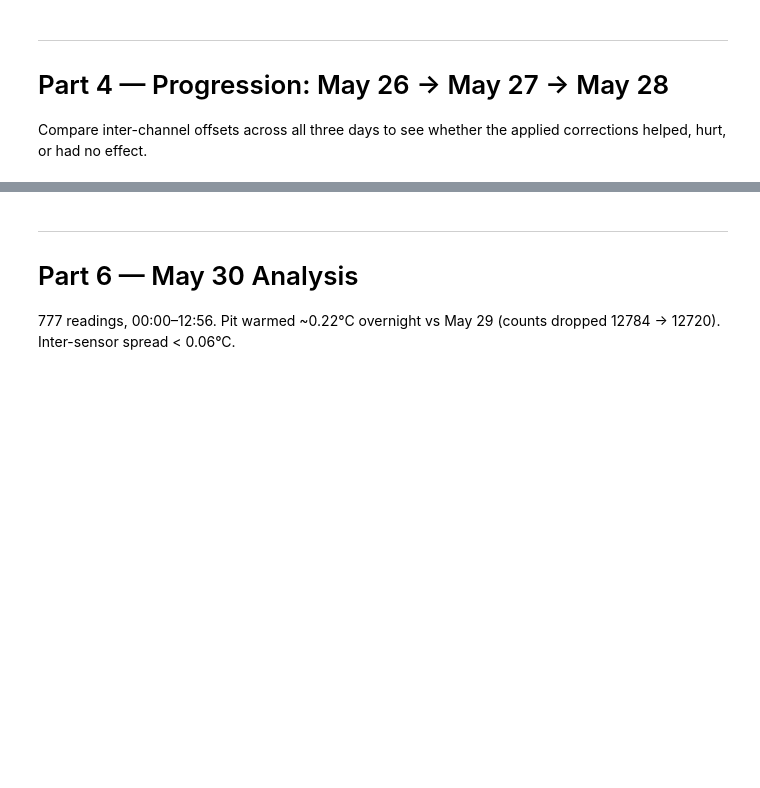
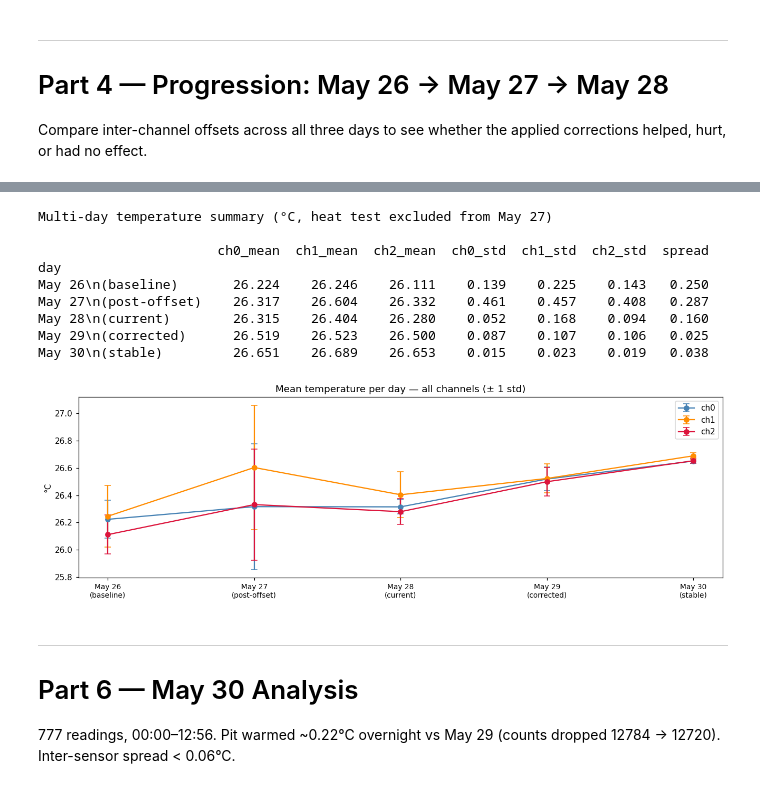
Before and after one commit to rooster-ninja/Moon_Temp_Calibration_Jupyter, a Jupyter notebook: sensor_offset_analysis.ipynb, the cells around one changed output, grey strips where cells are left out. Cells and saved outputs as stored; diff of their text form; code cells hidden in the pictures; blank space fills up the shorter version.

```diff
--- a/sensor_offset_analysis.ipynb
+++ b/sensor_offset_analysis.ipynb
@@ -175,7 +215,7 @@ Offsets applied to device on **2026-05-26** via MQTT:
 Run the cells below after the 2026-05-27 log has been collected to verify the offsets are working.
 Expected outcome: all three channels track closely with no systematic offset remaining.
 # %%
-CSV_27 = "/Users/dek/claude_projects/moon_temp_logger/target/release/logs/2026-05-27.csv"
+CSV_27 = "/home/rooster/claude-code/data/logs/2026-05-27.csv"
 
 df27 = pd.read_csv(CSV_27, parse_dates=['timestamp'])
 df27 = df27.sort_values('timestamp').reset_index(drop=True)
@@ -263,7 +332,7 @@ TEST_START = '2026-05-27 09:51:00'
 TEST_END   = '2026-05-27 09:59:00'
 
 df_full = pd.read_csv(
-    "/Users/dek/claude_projects/moon_temp_logger/target/release/logs/2026-05-27.csv",
+    "/home/rooster/claude-code/data/logs/2026-05-27.csv",
     parse_dates=['timestamp']
 )
 df_full = df_full.sort_values('timestamp').reset_index(drop=True)
@@ -314,7 +401,7 @@ plt.show()
 
 Compare inter-channel offsets across all three days to see whether the applied corrections helped, hurt, or had no effect.
 # %%
-CSV_28 = "/Users/dek/claude_projects/moon_temp_logger/target/release/logs/2026-05-28.csv"
+CSV_28 = "/home/rooster/claude-code/data/logs/2026-05-28.csv"
 
 df28 = pd.read_csv(CSV_28, parse_dates=['timestamp'])
 df28 = df28.sort_values('timestamp').reset_index(drop=True)
@@ -419,7 +538,7 @@ def counts_to_celsius(counts):
     return 1 / (1/T0_K + (1/B) * np.log(R / R0)) - 273.15
 
 # Load May 29
-CSV_29 = "/Users/dek/claude_projects/moon_temp_logger/target/release/logs/2026-05-29.csv"
+CSV_29 = "/home/rooster/claude-code/data/logs/2026-05-29.csv"
 df29 = pd.read_csv(CSV_29, parse_dates=['timestamp'])
 df29 = df29.sort_values('timestamp').reset_index(drop=True)
 print(f"May 29 — Rows: {len(df29)}  Span: {df29['timestamp'].iloc[0]}  →  {df29['timestamp'].iloc[-1]}")
@@ -456,6 +598,6 @@ plt.show()
 # %%
 # Multi-day mean temperature progression (channels averaged)
-CSV_30 = "/Users/dek/claude_projects/moon_temp_logger/target/release/logs/2026-05-30.csv"
+CSV_30 = "/home/rooster/claude-code/data/logs/2026-05-30.csv"
 df30 = pd.read_csv(CSV_30, parse_dates=['timestamp'])
 df30 = df30.sort_values('timestamp').reset_index(drop=True)
 for ch in ['adc0', 'adc1', 'adc2']:
@@ -477,33 +619,44 @@ for label, dframe in [
         'day': label,
         'ch0_mean': d['temp0'].mean(),
         'ch1_mean': d['temp1'].mean(),
         'ch2_mean': d['temp2'].mean(),
         'ch0_std':  d['temp0'].std(),
         'ch1_std':  d['temp1'].std(),
         'ch2_std':  d['temp2'].std(),
         'spread':   max(abs(d['temp0']-d['temp1']).mean(),
                         abs(d['temp0']-d['temp2']).mean(),
                         abs(d['temp1']-d['temp2']).mean()),
     })
 
 prog_temp = pd.DataFrame(rows).set_index('day')
 print("Multi-day temperature summary (°C, heat test excluded from May 27)")
 print()
 print(prog_temp.round(3).to_string())
 
 fig, ax = plt.subplots(figsize=(12, 4))
 x = range(len(rows))
 for col, color, label in [('ch0_mean','steelblue','ch0'), ('ch1_mean','darkorange','ch1'), ('ch2_mean','crimson','ch2')]:
     means = prog_temp[col].values
     stds  = prog_temp[col.replace('mean','std')].values
     ax.errorbar(x, means, yerr=stds, fmt='o-', color=color, label=label, capsize=4, linewidth=1.5)
 ax.set_xticks(list(x))
 ax.set_xticklabels(prog_temp.index, fontsize=9)
 ax.set_ylabel('°C')
 ax.set_title('Mean temperature per day — all channels (± 1 std)')
 ax.legend()
 plt.tight_layout()
 plt.show()
+# %% [output]
+Multi-day temperature summary (°C, heat test excluded from May 27)
+
+                       ch0_mean  ch1_mean  ch2_mean  ch0_std  ch1_std  ch2_std  spread
+day
+May 26\n(baseline)       26.224    26.246    26.111    0.139    0.225    0.143   0.250
+May 27\n(post-offset)    26.317    26.604    26.332    0.461    0.457    0.408   0.287
+May 28\n(current)        26.315    26.404    26.280    0.052    0.168    0.094   0.160
+May 29\n(corrected)      26.519    26.523    26.500    0.087    0.107    0.106   0.025
+May 30\n(stable)         26.651    26.689    26.653    0.015    0.023    0.019   0.038
+[figure, added]
 # %% [markdown]
 ---
 # Part 6 — May 30 Analysis
```
Also changed, not shown: parts of 29 cells of this notebook.
